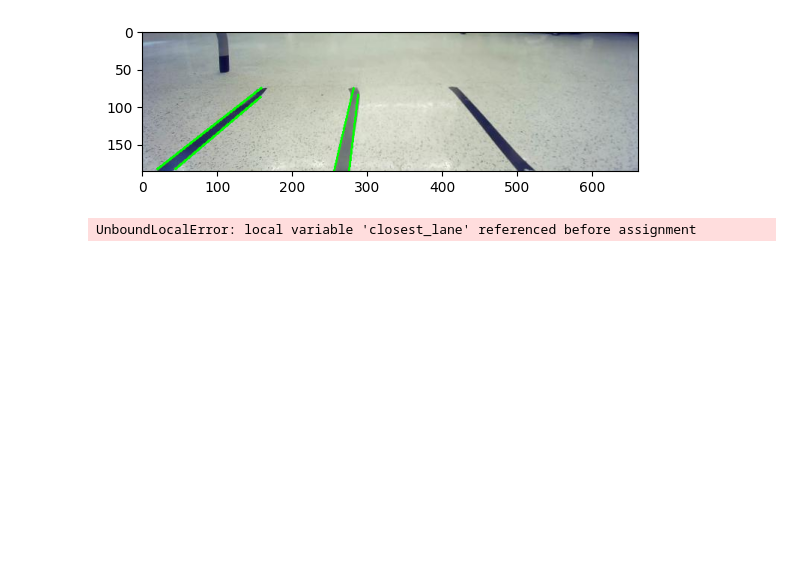
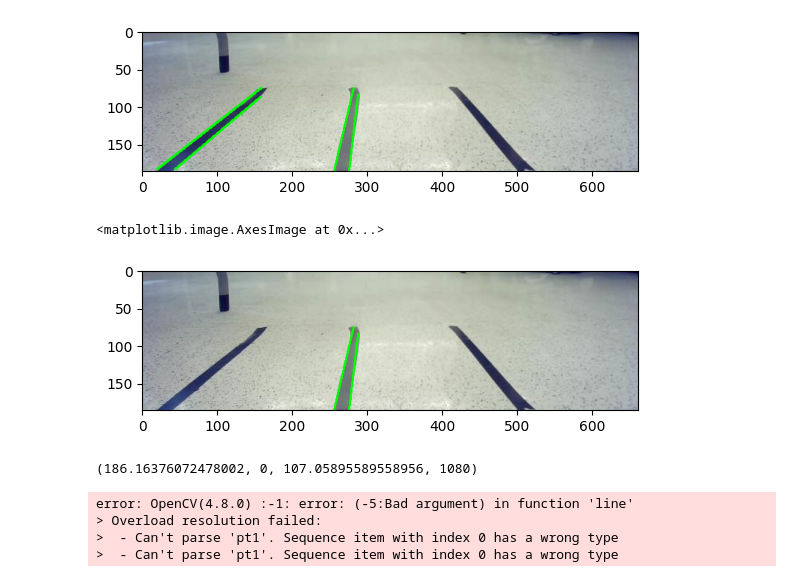
Before and after one commit to lilac613/cv-intro, a Jupyter notebook: network_stream_capture_notebook.ipynb, the cells around one changed output. Drawn from its saved outputs; the diff is of its cells as text; code cells hidden in the pictures; blank space fills up the shorter version.

Commit message:
drawing center lane works-ish...?

```diff
--- a/network_stream_capture_notebook.ipynb
+++ b/network_stream_capture_notebook.ipynb
@@ -65,7 +65,23 @@ plt.imshow(cv2.cvtColor(new_lane_img,cv2.COLOR_BGR2RGB))
 # %%
 center_lane_img = frame.copy()
 center_lane = lane_following.get_lane_center(lanelist)
 new_center_lane_img = lane_detection.draw_lanes(center_lane_img,center_lane)
-plt.imshow(cv2.cvtColor(new_lane_img,cv2.COLOR_BGR2RGB))
+plt.imshow(cv2.cvtColor(new_center_lane_img,cv2.COLOR_BGR2RGB))
 # %% [output]
-UnboundLocalError: local variable 'closest_lane' referenced before assignment
+<matplotlib.image.AxesImage at 0x...>
+[figure, added]
+# %%
+center_line_img = frame.copy()
+center_line = lane_following.get_center_line(center_lane[0])
+#new_center_line_img = lane_detection.draw_lines(center_line_img,[center_line])
+(x1, y1, x2, y2) = center_line.get_points()
+print(center_line.get_points())
+cv2.line(center_line_img, (x1,y1), (x2,y2), (0,255,0), 2)
+plt.imshow(cv2.cvtColor(center_line_img,cv2.COLOR_BGR2RGB))
+#plt.imshow(cv2.cvtColor(new_center_line_img,cv2.COLOR_BGR2RGB))
+# %% [output]
+(186.16376072478002, 0, 107.05895589558956, 1080)
+error: OpenCV(4.8.0) :-1: error: (-5:Bad argument) in function 'line'
+> Overload resolution failed:
+>  - Can't parse 'pt1'. Sequence item with index 0 has a wrong type
+>  - Can't parse 'pt1'. Sequence item with index 0 has a wrong type
```
Also changed, not shown: 2 other files.
